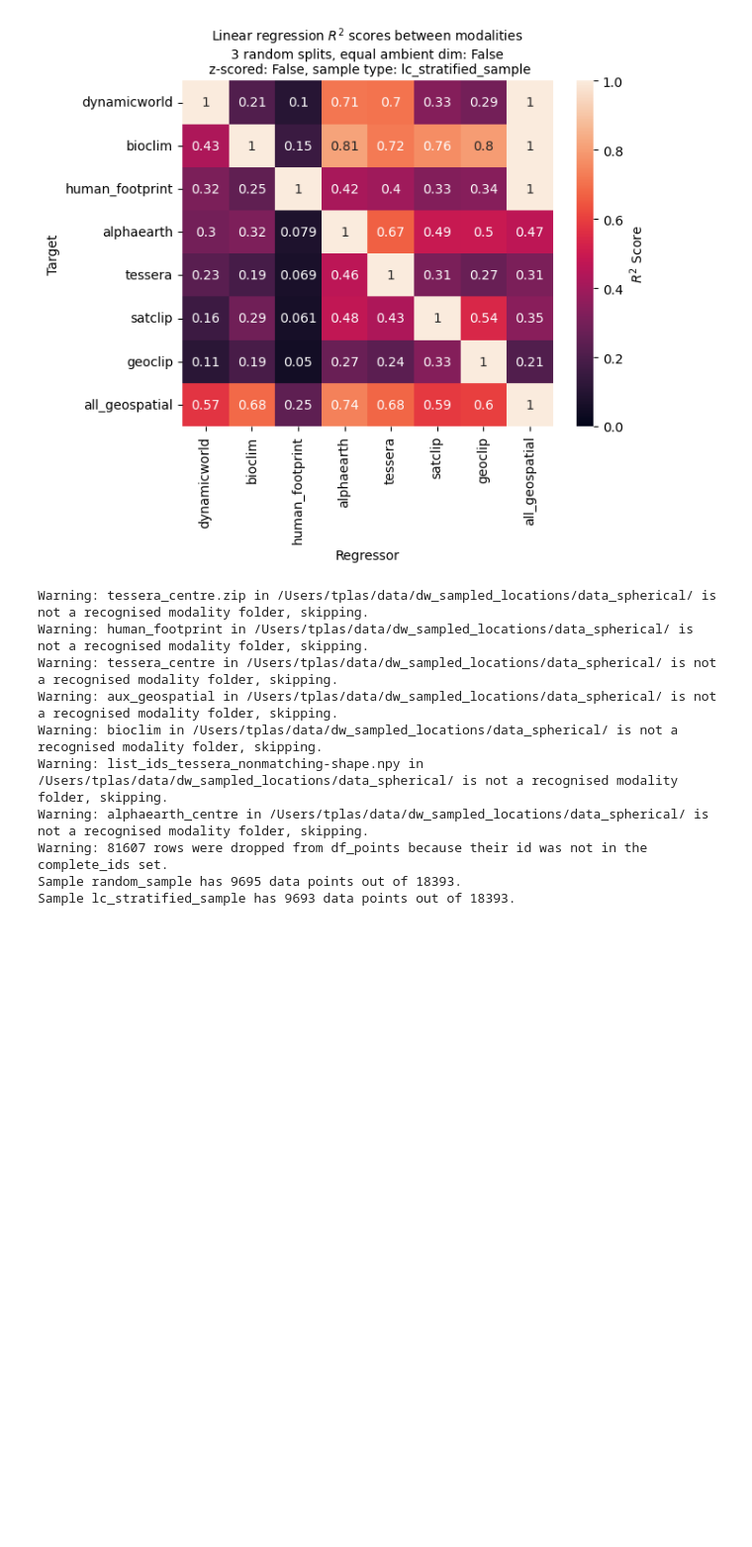
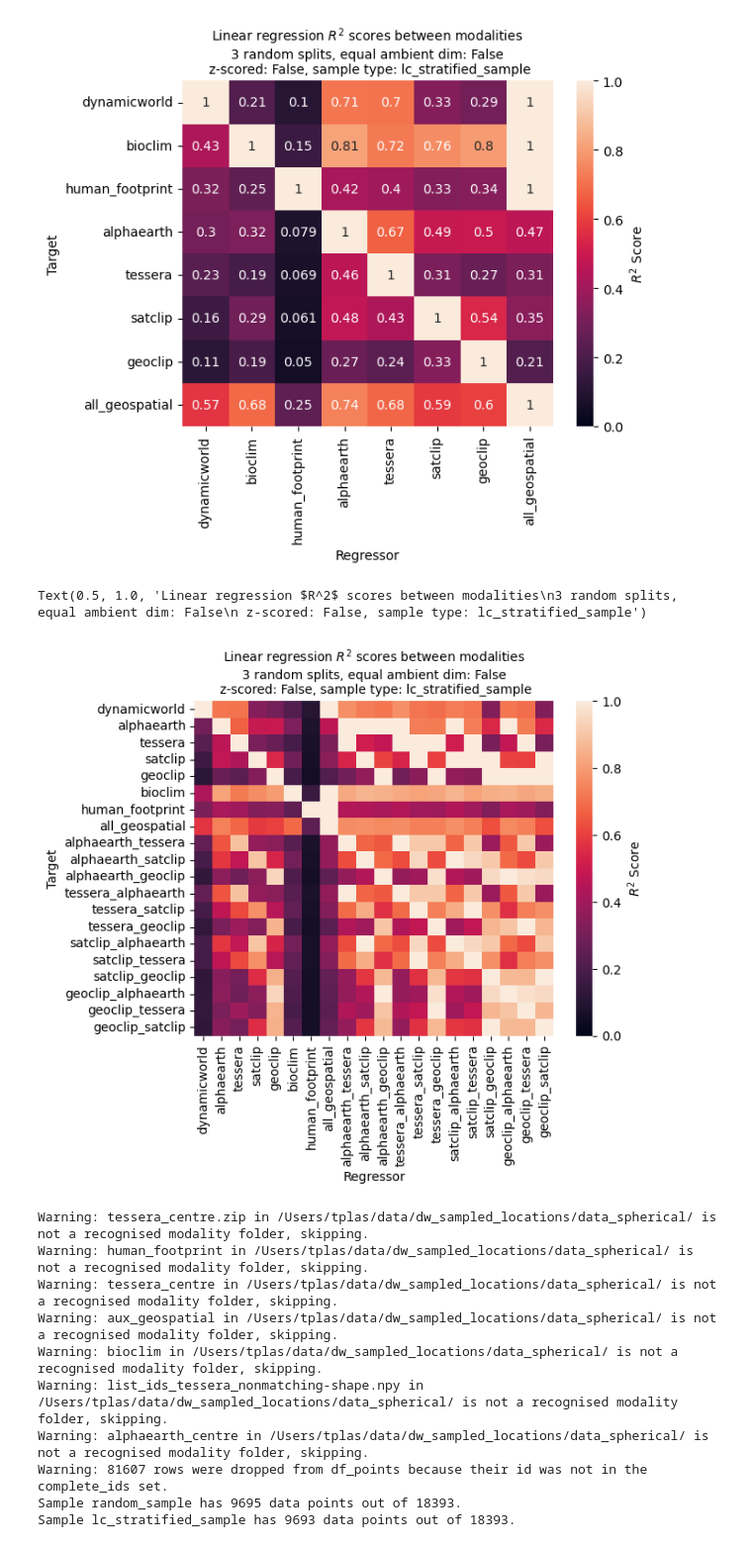
Before and after one commit to WUR-AI/interpret_earth_embeddings, a Jupyter notebook: notebooks/Explain embeddings.ipynb, the cells around one changed output. Shown at 99% size. Cells and saved outputs as stored; diff of their text form; code cells hidden in the pictures; blank space fills up the shorter version.

```diff
--- a/notebooks/Explain embeddings.ipynb
+++ b/notebooks/Explain embeddings.ipynb
@@ -155,6 +97,46 @@ Regressor: satclip. 6/8
 Regressor: geoclip. 7/8
 Regressor: all_geospatial. 8/8
 [figure]
+# %%
+# n_splits = 3
+# save_plot = False
+
+# sample_type = 'lc_stratified_sample'
+# zscore_embeddings = False
+# pca_equalize_ambient_dim = False
+
+# df_all, col_names = du.merge_modalities(parent_folder=data_folder, sample_type=sample_type, zscore_embeddings=zscore_embeddings)
+# ordering_cols = list(col_names.keys())
+# for im1, m1 in ['alphaearth', 'tessera', 'satclip', 'geoclip']:
+#     for m2 in ['alphaearth', 'tessera', 'satclip', 'geoclip'][im1:]:
+#         if m1 != m2:
+#             col_names[f'{m1}_{m2}'] = col_names[m1] + col_names[m2]
+#             ordering_cols.append(f'{m1}_{m2}')
+
+# # ordering_cols = ['dynamicworld', 'bioclim', 'human_footprint', 'alphaearth', 'tessera', 'satclip', 'geoclip', 'all_geospatial']
+# # ordering_cols =
+# assert all([col in col_names for col in ordering_cols]), f"Not all ordering columns are in col_names. Missing: {[col for col in ordering_cols if col not in col_names]}"
+# assert all([col in ordering_cols for col in col_names]), f"Not all col_names are in ordering_cols. Missing: {[col for col in col_names if col not in ordering_cols]}"
+# col_names = {col: col_names[col] for col in ordering_cols}
+
+# mods = list(col_names.keys())
+# n_mod = len(mods)
+# r2_matrix = np.zeros((n_mod, n_mod))
+# for i, regressor in enumerate(mods):
+#     print(f"Regressor: {regressor}. {i+1}/{n_mod}")
+#     for j, target in enumerate(mods):
+#         r2_matrix[i, j], mse,_  = get_r2_regression(df_all, col_names, regressor, target, n_splits=n_splits,
+#         equalize_ambient_dim=pca_equalize_ambient_dim)
+
+sns.heatmap(r2_matrix.T, xticklabels=mods, yticklabels=mods, annot=False, vmin=0, vmax=1,
+            cbar_kws={'label': r"$R^2$" + ' Score'})
+plt.xlabel('Regressor')
+plt.ylabel('Target')
+plt.title(f'Linear regression $R^2$ scores between modalities\n{n_splits} random splits, equal ambient dim: {pca_equalize_ambient_dim}\n z-scored: {zscore_embeddings}, sample type: {sample_type}',
+        fontsize=10)
+# %% [output]
+Text(0.5, 1.0, 'Linear regression $R^2$ scores between modalities\n3 random splits, equal ambient dim: False\n z-scored: False, sample type: lc_stratified_sample')
+[figure, added]
 # %%
 regressor = 'geoclip'
 target = 'alphaearth'
```
Also changed, not shown: parts of 8 cells of this notebook, 3 other files.
